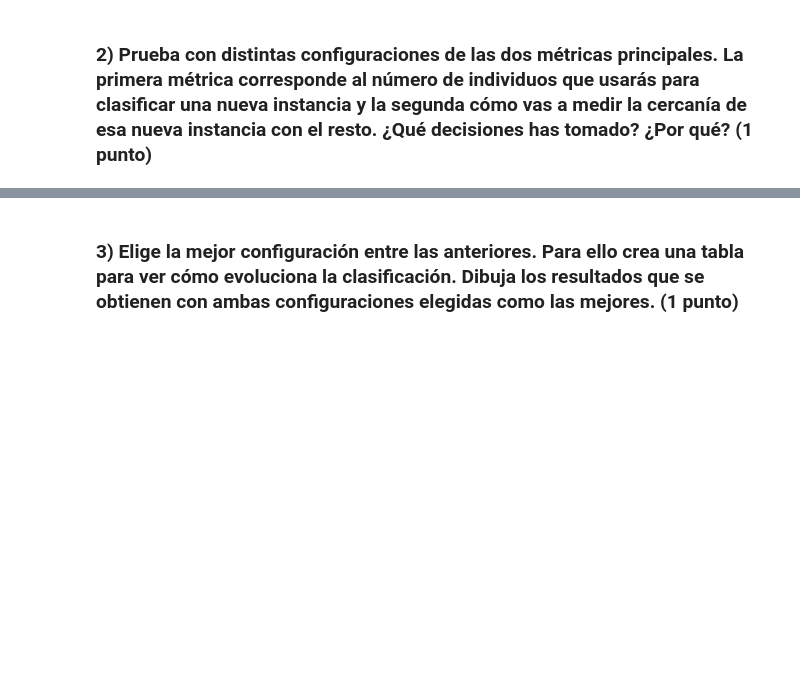
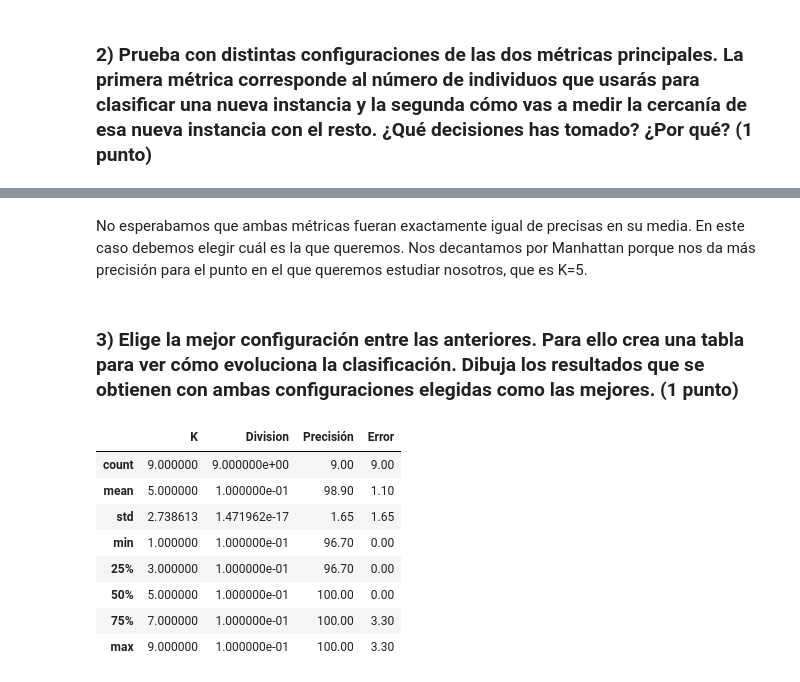
Before and after one commit to Jotivirix/Datamining_UFV, a Jupyter notebook: Lab3/entregable1/LAB03_GRUPO01_ENTR01.ipynb, the cells around one changed output, grey strips where cells are left out. Cells and saved outputs as stored; diff of their text form; code cells hidden in the pictures; blank space fills up the shorter version.

```diff
--- a/Lab3/entregable1/LAB03_GRUPO01_ENTR01.ipynb
+++ b/Lab3/entregable1/LAB03_GRUPO01_ENTR01.ipynb
@@ -124,2 +188,44 @@ dataTest
+# %% [markdown]
+No esperabamos que ambas métricas fueran exactamente igual de precisas en su media. En este caso debemos elegir cuál es la que queremos. Nos decantamos por Manhattan porque nos da más precisión para el punto en el que queremos estudiar nosotros, que es K=5.
 # %% [markdown]
 ### 3) Elige la mejor configuración entre las anteriores. Para ello crea una tabla para ver cómo evoluciona la clasificación. Dibuja los resultados que se obtienen con ambas configuraciones elegidas como las mejores. (1 punto)
+# %%
+import matplotlib.pyplot as plt
+
+metricas = ["euclidean", "manhattan", "minkowski"]
+precisiones = []
+errores = []
+dataSet = []
+
+
+X_train, X_test, y_train, y_test = train_test_split(X, y, test_size = 0.2, random_state = 0)
+
+for metrica in metricas:
+
+    for x in range(1,10):
+        modelo = KNeighborsClassifier(n_neighbors=x,metric=metrica)
+        modelo.fit(X_train, y_train)
+
+        # Cálculo de la precisión y el error.
+        precision = round(accuracy_score(modelo.predict(X_test), y_test), 3) *100
+        error = round(100 - precision, 3)
+        precisiones.append(precision)
+        errores.append(error)
+
+        # Vamos a crear el Dataframe para la division
+        data = {'K': x, 'Division': division, 'Métrica': metrica, 'Precisión': round(precision,3), 'Error': round(error,3)}
+        dataSet.append(data)
+
+dataFrameL = pd.DataFrame(dataSet)
+# %%
+dataFrameL.loc[dataFrameL['Métrica'] == 'euclidean'].describe()
+# %% [output]
+|  | K | Division | Precisión | Error |
+| count | 9.000000 | 9.000000e+00 | 9.00 | 9.00 |
+| mean | 5.000000 | 1.000000e-01 | 98.90 | 1.10 |
+| std | 2.738613 | 1.471962e-17 | 1.65 | 1.65 |
+| min | 1.000000 | 1.000000e-01 | 96.70 | 0.00 |
+| 25% | 3.000000 | 1.000000e-01 | 96.70 | 0.00 |
+| 50% | 5.000000 | 1.000000e-01 | 100.00 | 0.00 |
+| 75% | 7.000000 | 1.000000e-01 | 100.00 | 3.30 |
+| max | 9.000000 | 1.000000e-01 | 100.00 | 3.30 |
```
Also changed, not shown: parts of 23 cells of this notebook.
